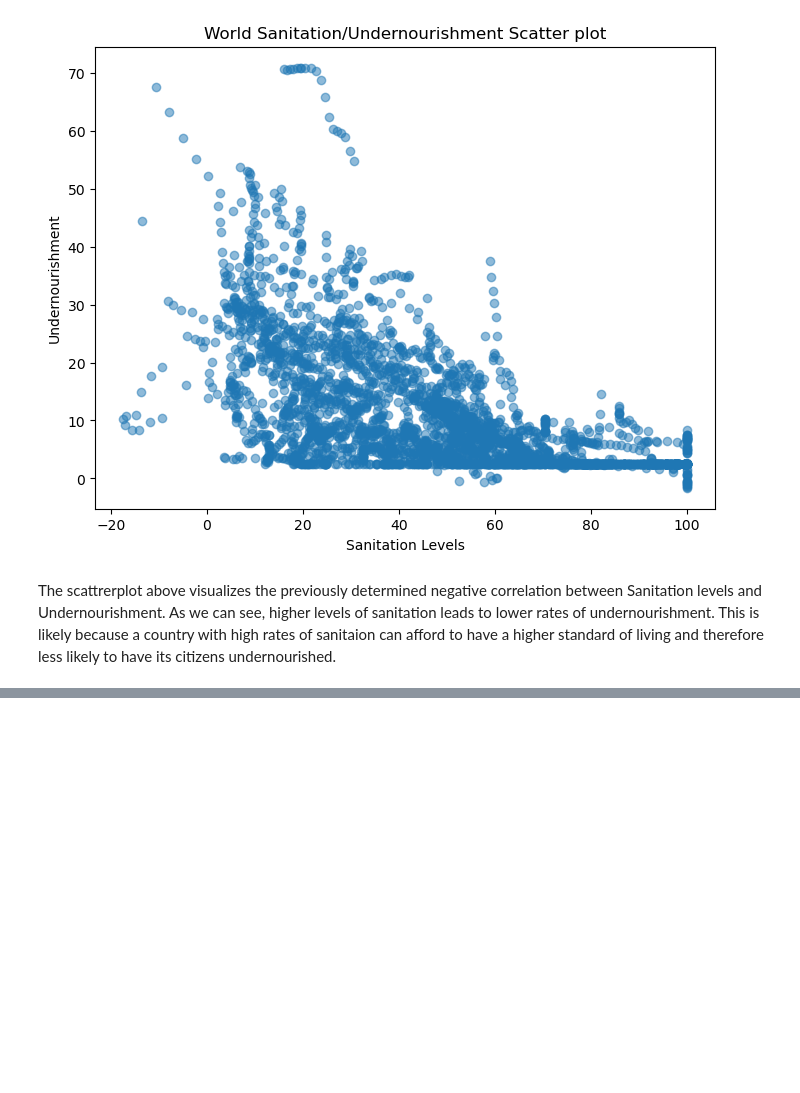
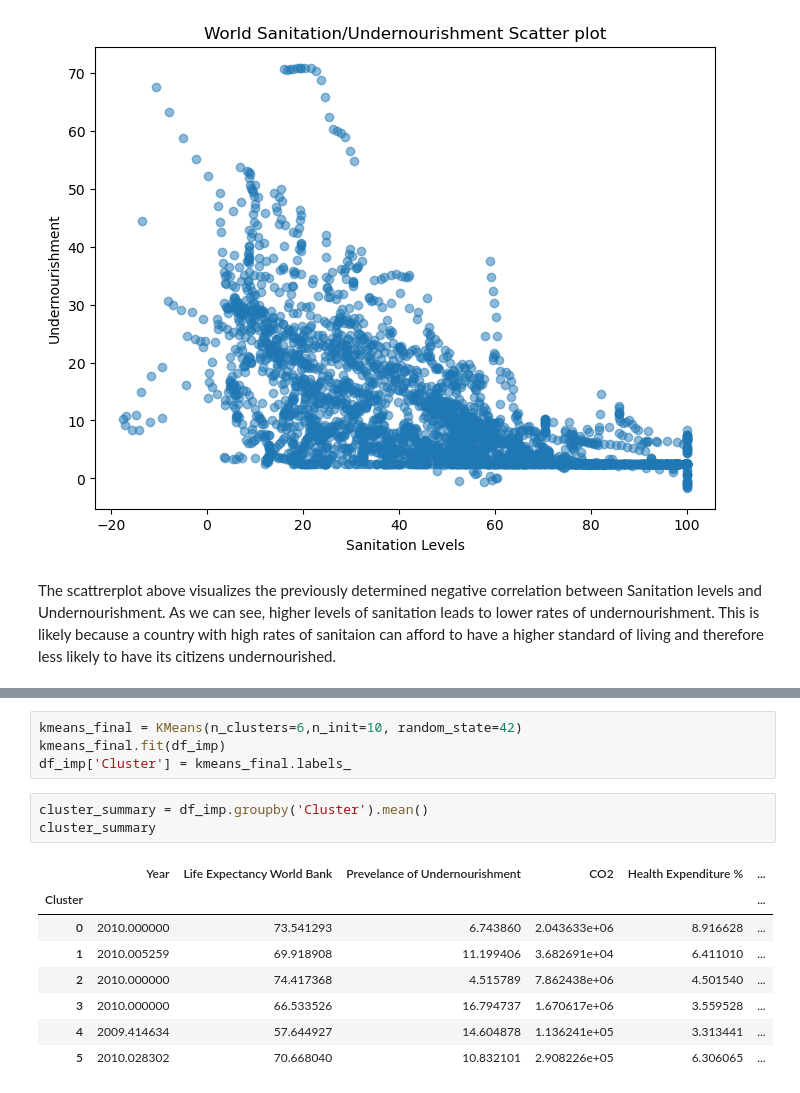
Before and after one commit to JericoEndaya/Life_expectancy, a Jupyter notebook: life_expecetancy.ipynb, the cells around one changed output, grey strips where cells are left out. Saved outputs shown, nothing was run; the diff lists cells and outputs as text; blank space fills up the shorter version.

```diff
--- a/life_expecetancy.ipynb
+++ b/life_expecetancy.ipynb
@@ -322,0 +339,16 @@ plt.show()
+# %%
+kmeans_final = KMeans(n_clusters=6,n_init=10, random_state=42)
+kmeans_final.fit(df_imp)
+df_imp['Cluster'] = kmeans_final.labels_
+# %%
+cluster_summary = df_imp.groupby('Cluster').mean()
+cluster_summary
+# %% [output]
+|  | Year | Life Expectancy World Bank | Prevelance of Undernourishment | CO2 | Health Expenditure % | ... |
+| Cluster |  |  |  |  |  | ... |
+| 0 | 2010.000000 | 73.541293 | 6.743860 | 2.043633e+06 | 8.916628 | ... |
+| 1 | 2010.005259 | 69.918908 | 11.199406 | 3.682691e+04 | 6.411010 | ... |
+| 2 | 2010.000000 | 74.417368 | 4.515789 | 7.862438e+06 | 4.501540 | ... |
+| 3 | 2010.000000 | 66.533526 | 16.794737 | 1.670617e+06 | 3.559528 | ... |
+| 4 | 2009.414634 | 57.644927 | 14.604878 | 1.136241e+05 | 3.313441 | ... |
+| 5 | 2010.028302 | 70.668040 | 10.832101 | 2.908226e+05 | 6.306065 | ... |
```
Also changed, not shown: parts of 8 cells of this notebook.
